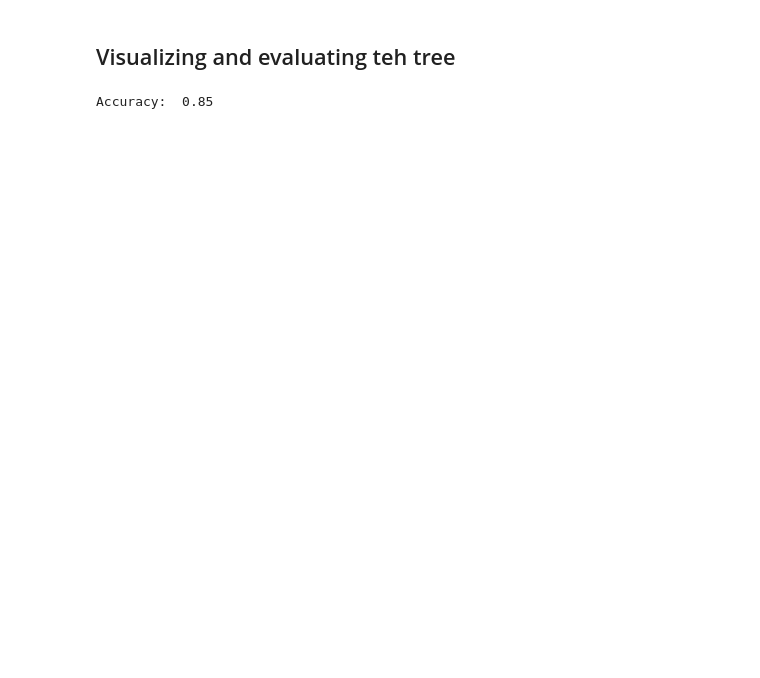
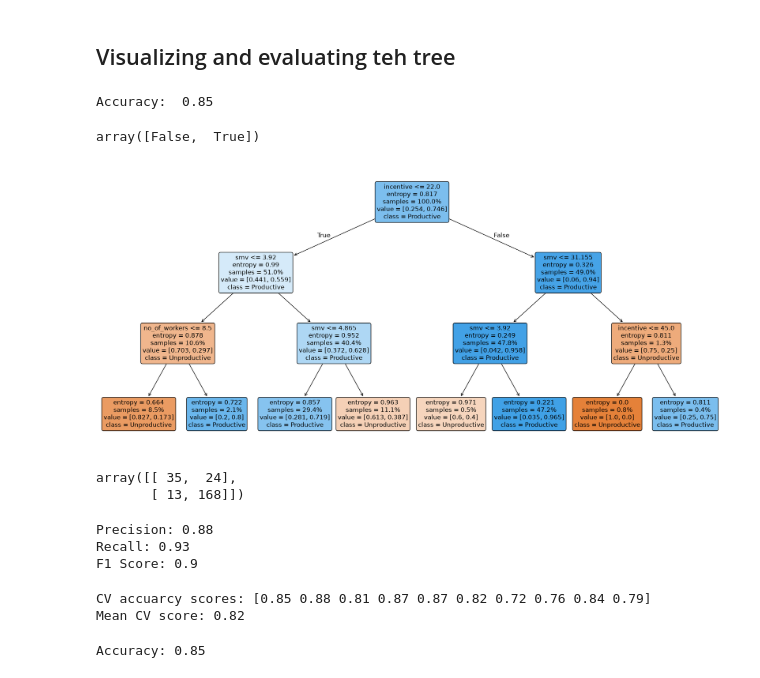
Before and after one commit to Frank-J1/garment_industry_productivity, a Jupyter notebook: analysis.ipynb, the cells around one changed output. Drawn from its saved outputs; the diff is of its cells as text; code cells hidden in the pictures; blank space fills up the shorter version.

Commit message:
finished ML and ran various accuracy scores on the model

```diff
--- a/analysis.ipynb
+++ b/analysis.ipynb
@@ -293,6 +293,6 @@ y = df['productive']
 
 X_train, X_test, y_train, y_test = train_test_split(X, y, test_size = 0.2, shuffle=True, random_state=24)
 # %%
-clf = tree.DecisionTreeClassifier(max_depth=3, random_state=24)
+clf = tree.DecisionTreeClassifier(criterion='entropy', max_depth=3, random_state=24)
 clf.fit(X_train, y_train)
 # %% [output]
@@ -307,3 +307,55 @@ from sklearn.metrics import accuracy_score
 print("Accuracy: ", round(accuracy_score(y_test, y_pred), 2))
 # %% [output]
 Accuracy:  0.85
+# %%
+clf.classes_
+# %% [output]
+array([False,  True])
+# %%
+plt.figure(figsize=(22,10))
+_ = plot_tree(clf,
+              feature_names=X.columns,
+              class_names=['Unproductive', 'Productive'],
+              filled=True,
+              rounded=True,
+              proportion=True,
+              fontsize=12)
+# %% [output]
+[figure, added]
+# %%
+from sklearn.metrics import confusion_matrix
+confusion_matrix(y_test, y_pred)
+# %% [output]
+array([[ 35,  24],
+       [ 13, 168]])
+# %%
+from sklearn.metrics import precision_score, recall_score, f1_score
+print('Precision:', round(precision_score(y_test, y_pred), 2))
+print('Recall:', round(recall_score(y_test, y_pred), 2))
+print('F1 Score:', round(f1_score(y_test, y_pred), 2))
+# %% [output]
+Precision: 0.88
+Recall: 0.93
+F1 Score: 0.9
+# %%
+from sklearn.model_selection import cross_val_score
+
+scores = cross_val_score(clf, X, y, cv= 10)
+print('CV accuarcy scores:', scores.round(2))
+print('Mean CV score:', scores.mean().round(2))
+# %% [output]
+CV accuarcy scores: [0.85 0.88 0.81 0.87 0.87 0.82 0.72 0.76 0.84 0.79]
+Mean CV score: 0.82
+# %%
+from sklearn.ensemble import RandomForestClassifier
+
+forest = RandomForestClassifier(
+    oob_score=True,
+    random_state=24
+)
+
+forest.fit(X_train, y_train)
+y_pred_forest = forest.predict(X_test)
+print('Accuracy:', round(accuracy_score(y_test, y_pred_forest), 2))
+# %% [output]
+Accuracy: 0.85
```
Also changed, not shown: parts of 1 cell of this notebook.
